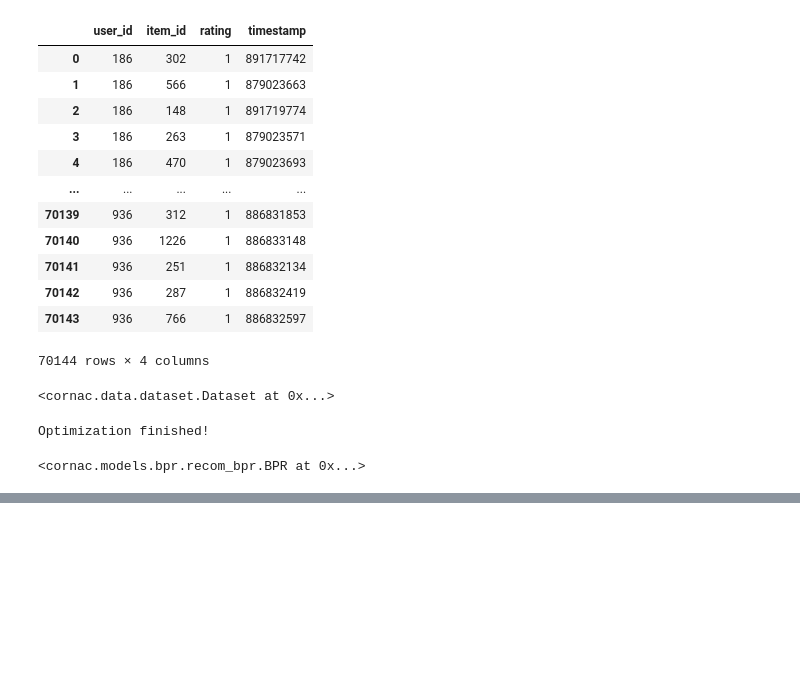
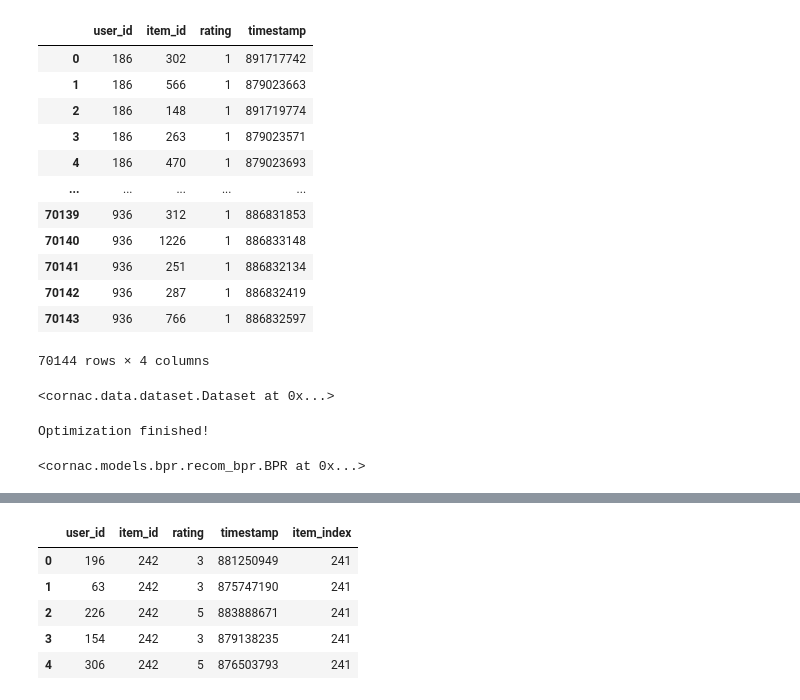
Before and after one commit to wahyudierwin/bpr, a Jupyter notebook: BPR.ipynb, the cells around one changed output, grey strips where cells are left out. Drawn from its saved outputs; the diff is of its cells as text; code cells hidden in the pictures; blank space fills up the shorter version.

```diff
--- a/BPR.ipynb
+++ b/BPR.ipynb
@@ -550,0 +564,9 @@ Optimization finished!
+# %%
+df_mapped_item.head()
+# %% [output]
+|  | user_id | item_id | rating | timestamp | item_index |
+| 0 | 196 | 242 | 3 | 881250949 | 241 |
+| 1 | 63 | 242 | 3 | 875747190 | 241 |
+| 2 | 226 | 242 | 5 | 883888671 | 241 |
+| 3 | 154 | 242 | 3 | 879138235 | 241 |
+| 4 | 306 | 242 | 5 | 876503793 | 241 |
```
Also changed, not shown: parts of 38 cells of this notebook.
